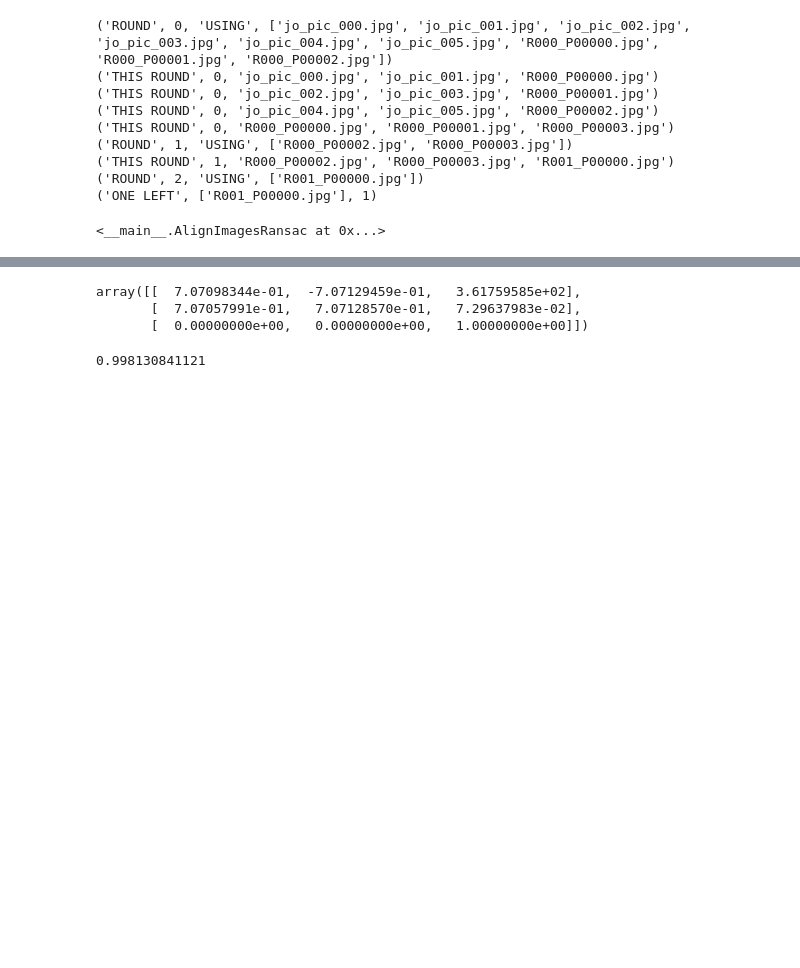
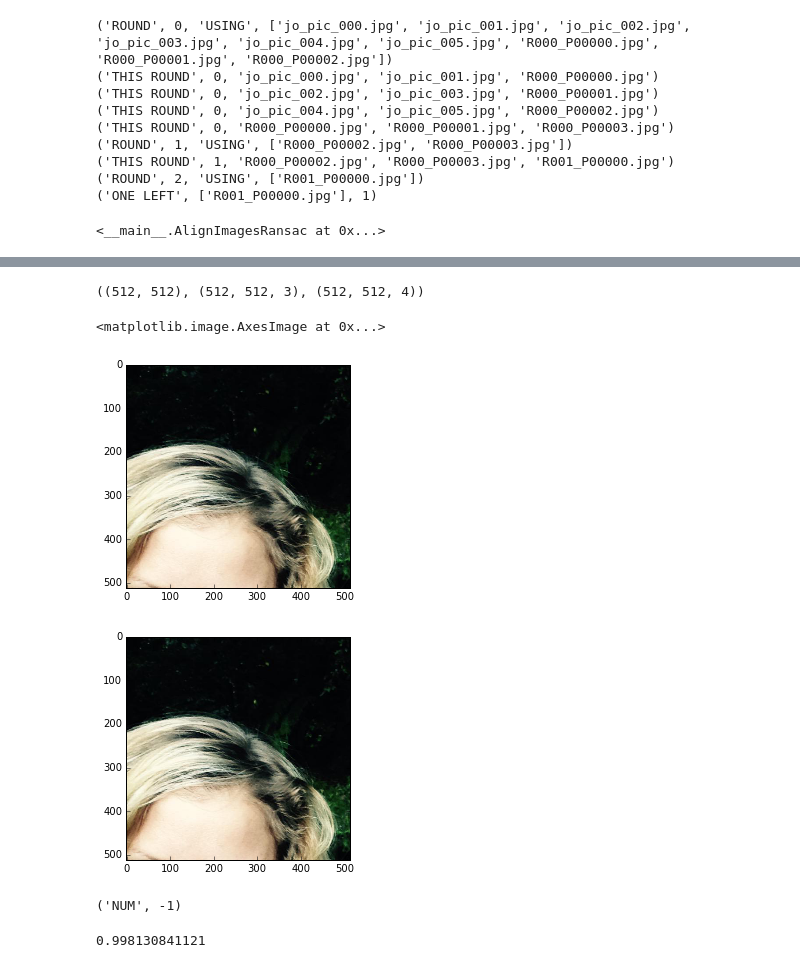
Before and after one commit to johannah/iceview, a Jupyter notebook: iceview/build_mosaic.ipynb, the cells around one changed output, grey strips where cells are left out. Cells and saved outputs as stored; diff of their text form; code cells hidden in the pictures; blank space fills up the shorter version.

```diff
--- a/iceview/build_mosaic.ipynb
+++ b/iceview/build_mosaic.ipynb
@@ -1014,11 +1087,31 @@ array([[  7.07284928e-01,   7.07056296e-01,   7.99497870e-02],
+# %%
+img = imread('jo_patch/jo_pic_000.jpg').astype(np.uint8)
+#img = np.ones((100, 100, 3), dtype=np.uint8)*255
+alpha = np.ones(img.shape[:2], dtype=np.uint8)*255
+#alpha[:,:] = np.linspace(0, 255, num=alpha.shape[1])
+print(alpha.shape, img.shape, aimg.shape)
+#alpha = np.zeros(img.shape[:2], dtype=np.uint8)
+aimg = np.dstack((img, alpha))
+
+plt.figure()
+plt.imshow(img)
+plt.figure()
+plt.imshow(aimg)
+# %% [output]
+((512, 512), (512, 512, 3), (512, 512, 4))
+<matplotlib.image.AxesImage at 0x...>
+[figure, added]
+[figure, added]
 # %%
 from skimage.feature import ORB
-# %%
-warp(bd)
-# %% [output]
-array([[  7.07098344e-01,  -7.07129459e-01,   3.61759585e+02],
-       [  7.07057991e-01,   7.07128570e-01,   7.29637983e-02],
-       [  0.00000000e+00,   0.00000000e+00,   1.00000000e+00]])
+# %%
+a = [2, 344, 55, 677, 8, 9, 91, 0,334,35,  33]
+num = len(a)-2
+print("NUM", num)
+for bb in range(num):
+    print(a[bb+2])
+# %% [output]
+('NUM', -1)
 # %%
 # use the inverse homography to get the dimensions of the next image
 #min_x, min_y, max_x, max_y, move_h, mod_inv_h = findDimensions(bimg, nimg, H)
```
Also changed, not shown: parts of 12 cells of this notebook.
